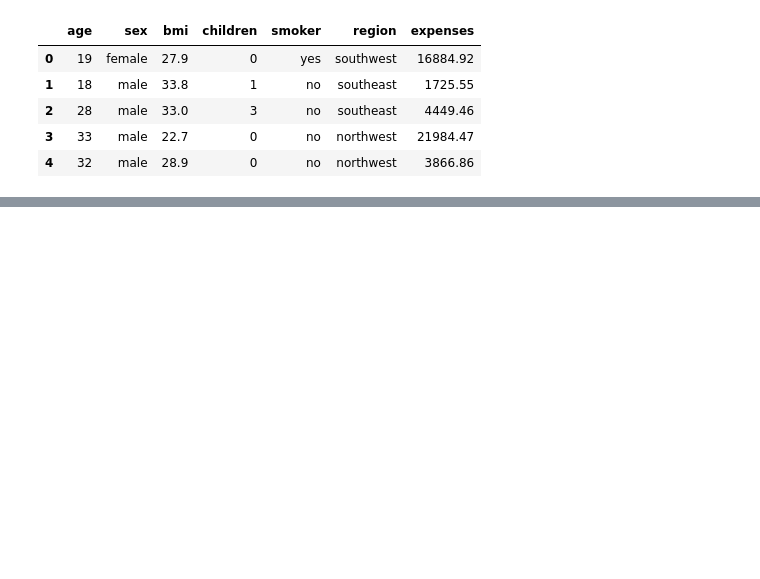
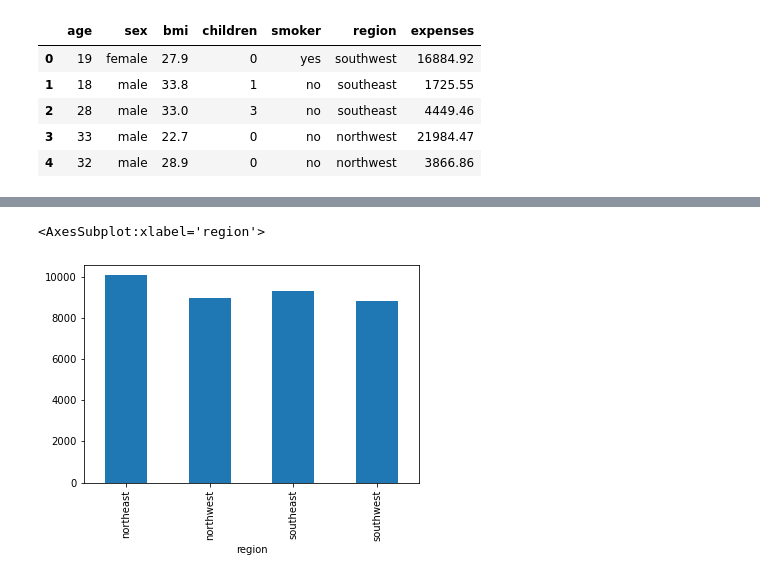
Before and after one commit to TaifQureshi/Insurance-Premium, a Jupyter notebook: notebook/data_processing.ipynb, the cells around one changed output, grey strips where cells are left out. Cells and saved outputs as stored; diff of their text form; code cells hidden in the pictures; blank space fills up the shorter version.

```diff
--- a/notebook/data_processing.ipynb
+++ b/notebook/data_processing.ipynb
@@ -60,0 +84,5 @@ dtype: int64
+# %%
+data.groupby("region")["expenses"].median().plot(kind="bar")
+# %% [output]
+<AxesSubplot:xlabel='region'>
+[figure, added]
```
Also changed, not shown: parts of 21 cells of this notebook, 5 other files.
